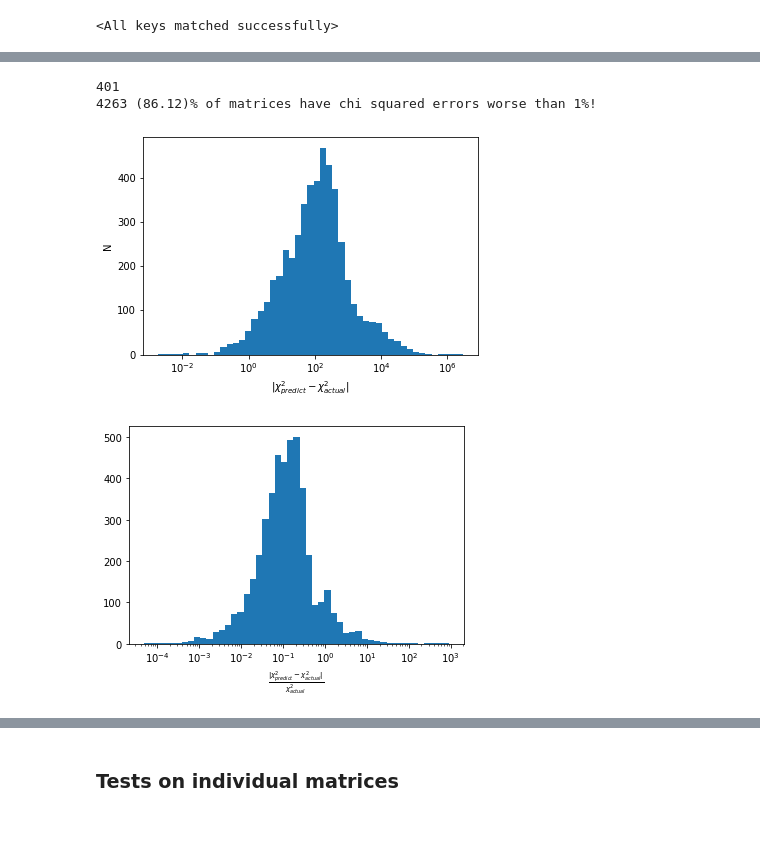
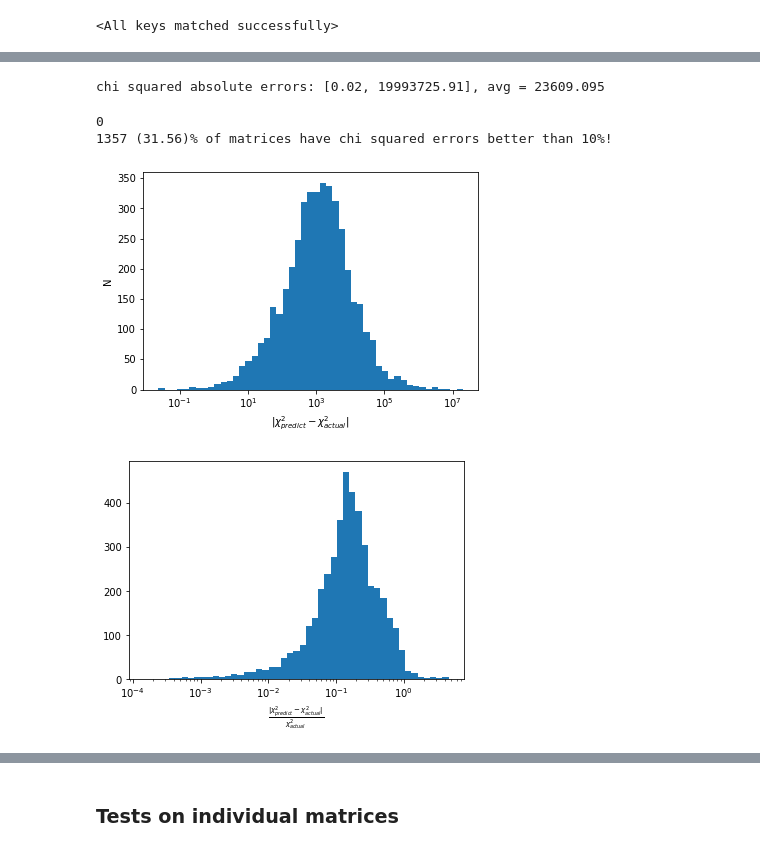
Before and after one commit to jadamo/CovNet, a Jupyter notebook: notebooks/Test-Network.ipynb, the cells around one changed output, grey strips where cells are left out. Drawn from its saved outputs; the diff is of its cells as text; code cells hidden in the pictures.

```diff
--- a/notebooks/Test-Network.ipynb
+++ b/notebooks/Test-Network.ipynb
@@ -66,13 +67,13 @@ net_2 = CovNet.Network_Features(6, 10).to(CovNet.try_gpu())
 net.load_state_dict(torch.load(net_dir+'network-VAE.params'))
 encoder.load_state_dict(net.Encoder.state_dict())
 decoder.load_state_dict(net.Decoder.state_dict())
-net_2.load_state_dict(torch.load(net_dir+'network-features.params'))
+net_2.load_state_dict(torch.load(net_dir+'network-latent.params'))
 # %% [output]
 <All keys matched successfully>
 # %%
 # load the test set
 t1 = time.time()
-test_data = CovNet.MatrixDataset(training_dir, N_test, int(N*0.9), train_log, train_correlation, train_cholesky)
+test_data = CovNet.MatrixDataset(training_dir, N_test, int(N*0.9), train_log, train_gaussian, train_cholesky)
 test_loader = torch.utils.data.DataLoader(test_data, batch_size=1, shuffle=True)
 t2 = time.time()
 print("Done loading in data, took {:0.2f} s".format(t2 - t1))
@@ -82,22 +83,21 @@ Done loading in data, took 3.63 s
 # get the L1 loss for the matrix -> latent -> matrix and params -> latent -> matrix pipelines
 loss_data_1 = np.zeros(N_test)
 loss_data_2 = np.zeros(N_test)
+num_NaN = 0
 net.eval()
 for i in tqdm(range(N_test)):
     params = test_data[i][0];
-    if train_cholesky == True: C_actual = test_data[i][1]
-    else:                      C_actual = CovNet.symmetric_log(test_data[i][1])
+    C_actual = test_data[i][1]
+
     C_reconstruct, mu, log_var = net(C_actual.view(1, 100, 100))
     C_predict = decoder(net_2(params).view(1,10)).view(100,100)
-
-    if train_cholesky == False:
-        C_actual = CovNet.symmetric_exp(C_actual)
-        C_reconstruct = CovNet.symmetric_exp(C_reconstruct).view(100,100)
-        C_predict = CovNet.symmetric_exp(C_predict)
+    if True in torch.isnan(C_predict):
+        num_NaN += 1
 
     loss_data_1[i] = F.l1_loss(C_reconstruct.view(100,100), C_actual, reduction="sum")
     loss_data_2[i] = F.l1_loss(C_predict, C_actual, reduction="sum")
 
 print("min loss: {:0.3f}, max loss {:0.3f}, avg loss: {:0.3f}".format(np.amin(loss_data_1), np.amax(loss_data_1), np.mean(loss_data_1)))
 print("min loss: {:0.3f}, max loss {:0.3f}, avg loss: {:0.3f}".format(np.amin(loss_data_2), np.amax(loss_data_2), np.mean(loss_data_2)))
+print(num_NaN, "matrices have NaNs")
 # %% [output]
@@ -121,8 +122,8 @@ non_definete = []; avg_bad = 0
 for i in tqdm(range(N_test)):
     params = test_data[i][0]; C_actual = test_data[i][1]
     features = net_2(params); C_predict = decoder(features.view(1,10))
-    #C_NG_actual = CovNet.symmetric_exp(C_NG_actual)
-    #C_NG_predict = CovNet.symmetric_exp(C_NG_predict)
+    #C_actual = CovNet.symmetric_exp(C_actual)
+    #C_predict = CovNet.symmetric_exp(C_predict)
 
     with io.capture_output() as captured:
         model_vector, C_G = gaussian_covariance(params.detach().numpy(), i, int(N*0.9))
@@ -133,10 +134,13 @@ for i in tqdm(range(N_test)):
         P_actual = np.linalg.inv(C_actual)
         P_predict = np.linalg.inv(C_predict)
     else:
-        L_actual = C_actual.view(100,100).detach().numpy()
-        L_predict = C_predict.view(100,100).detach().numpy()
-        P_actual = np.matmul(L_actual, L_actual.T)
-        P_predict = np.matmul(L_predict, L_predict.T)
+        L_actual = CovNet.symmetric_exp(C_actual).view(100,100).detach().numpy()
+        L_predict = CovNet.symmetric_exp(C_predict).view(100,100).detach().numpy()
+
+        C_actual = np.matmul(L_actual, L_actual.T)
+        C_predict = np.matmul(L_predict, L_predict.T)
+        P_actual = np.linalg.inv(C_actual)
+        P_predict = np.linalg.inv(C_predict)
 
     eigen, v = np.linalg.eig(P_actual)
     if np.all(eigen >= 0.) == False:
@@ -152,28 +156,30 @@ for i in tqdm(range(N_test)):
 print("chi squared absolute errors: [{:0.2f}, {:0.2f}], avg = {:0.3f}".format(np.amin(chi_squared_err), np.amax(chi_squared_err), np.mean(chi_squared_err)))
 if len(non_definete) != 0:
     print(len(non_definete), "Matrices don't have all positive eigenvalues, avg number of bad eigenvalues:", avg_bad / len(non_definete))
+# %% [output]
+chi squared absolute errors: [0.02, 19993725.91], avg = 23609.095
 # %%
 plt.hist(chi_squared_err, bins=np.logspace(np.log10(np.amin(chi_squared_err[(chi_squared_err != 0)])), np.log10(np.amax(chi_squared_err)), 50))
 plt.xlabel(r"$|\chi_{predict}^2 - \chi_{actual}^2|$")
 plt.ylabel("N")
 plt.xscale("log")
 
 chi_squared_valid = chi_squared_actual[(chi_squared_actual >= 0)]
 print(len(chi_squared_actual) - len(chi_squared_valid))
 chi_squared_rel_err = chi_squared_err / chi_squared_actual
-num_bad = len(chi_squared_rel_err[(chi_squared_rel_err >= 0.01)])
-print("{:0d} ({:0.2f})% of matrices have chi squared errors worse than 1%!".format(num_bad, 100.*num_bad/N_test))
+num = len(chi_squared_rel_err[(chi_squared_rel_err <= 0.1)])
+print("{:0d} ({:0.2f})% of matrices have chi squared errors better than 10%!".format(num, 100.*num/N_test))
 
 chi_squared_rel_err_1 = chi_squared_rel_err[(chi_squared_rel_err >= 0)]
 plt.figure()
 plt.hist(chi_squared_rel_err_1, bins=np.logspace(np.log10(np.amin(chi_squared_rel_err_1)), np.log10(np.amax(chi_squared_rel_err_1)), 50))
 plt.xlabel(r"$\frac{|\chi_{predict}^2 - \chi_{actual}^2|}{\chi_{actual}^2}$")
 plt.xscale("log")
 # %% [output]
-401
-4263 (86.12)% of matrices have chi squared errors worse than 1%!
+0
+1357 (31.56)% of matrices have chi squared errors better than 10%!
-[figure, old version]
+[figure, new version]
-[figure, old version]
+[figure, new version]
 # %%
 def make_heatmap(x, y, z, bins):
     x_new = np.linspace(np.amin(x), np.amax(x), bins+1)
```
Also changed, not shown: parts of 25 cells of this notebook, 10 other files.
